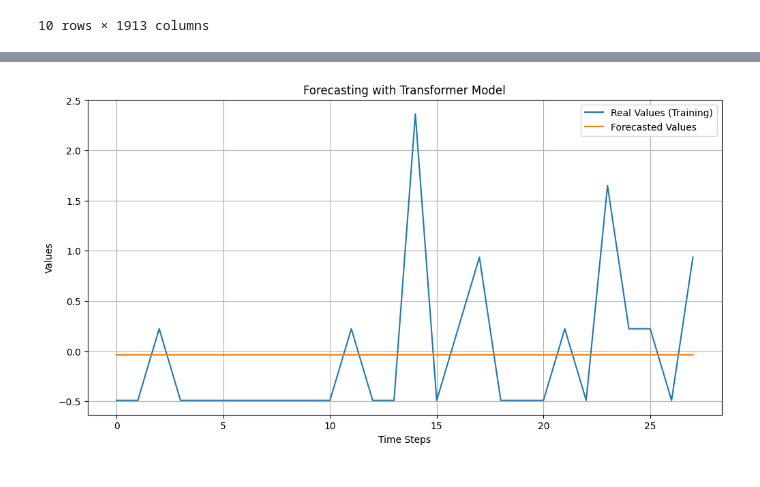
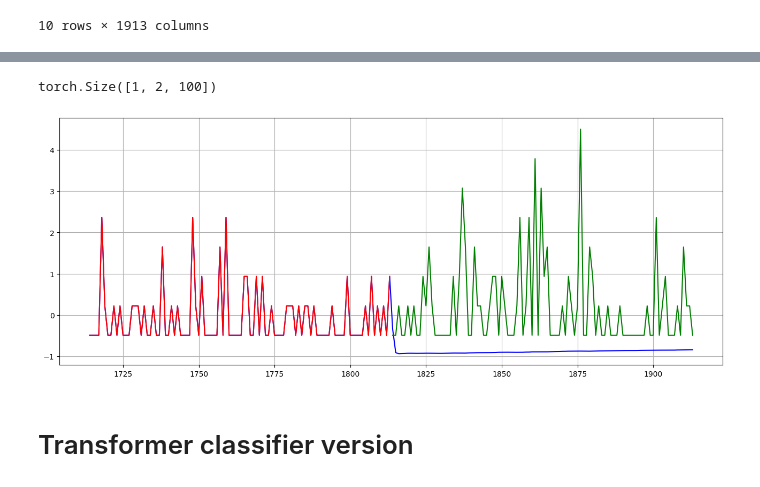
Before and after one commit to Legacy560/MTLSA25-Sales-Forecasting-Project, a Jupyter notebook: Cleaning and ARIMA/PHYS_664_Project_transformer.ipynb, the cells around one changed output, grey strips where cells are left out. Cells and saved outputs as stored; diff of their text form; code cells hidden in the pictures.

```diff
--- a/Cleaning and ARIMA/PHYS_664_Project_transformer.ipynb
+++ b/Cleaning and ARIMA/PHYS_664_Project_transformer.ipynb
@@ -601,25 +643,23 @@ def plot_and_loss(eval_model, data_source,epoch):
     return total_loss / data_source.shape[0]
 # %%
-def predict_future(eval_model, data_source,steps):
+def predict_future(eval_model, data_source, true_data, steps):
     eval_model.eval()
-    total_loss = 0.
-    test_result = torch.Tensor(0)
-    truth = torch.Tensor(0)
+
     data, _ = get_batch(data_source , 0 , 1)
+    true_data, _ = get_batch(true_data , 0 , 1)
     with torch.no_grad():
         for i in range(0, steps):
             output = eval_model(data[-input_window:])
-            # (seq-len , batch-size , features-num)
-            # input : [ m,m+1,...,m+n ] -> [m+1,...,m+n+1]
             data = torch.cat((data, output[-1:])) # [m,m+1,..., m+n+1]
 
     data = data.cpu().view(-1)
-
-    # I used this plot to visualize if the model pics up any long therm structure within the data.
-    plt.plot(data,color="red")
-    plt.plot(data[:input_window],color="blue")
+    true_data = true_data.cpu().view(-1)
+    data = data.cpu().view(-1)
+    plt.figure(figsize=(16, 6))
+    plt.plot(range(1914-input_window-steps,1914),data,color="blue", label = 'Forecast')
+    plt.plot(range(1914-input_window-steps, 1914-steps),data[:input_window],color="red", label = 'Training data')
+    plt.plot(range(1914-steps,1914),true_data[-steps:],color="green", label = 'True data')
     plt.grid(True, which='both')
-    plt.axhline(y=0, color='k')
     plt.show()
     plt.close()
 # %%
@@ -634,15 +674,3 @@ def evaluate(eval_model, data_source):
             output = eval_model(data)
             total_loss += len(data[0]) * criterion(output, targets).cpu().item()
     return total_loss / len(data_source)
-# %%
-torch.manual_seed(42)
-input_window = 28 # number of input steps
-output_window = 1 # number of prediction steps, in this model its fixed to one
-block_len = input_window + output_window # for one input-output pair
-batch_size = 10
-device = torch.device("cuda" if torch.cuda.is_available() else "cpu")
-data = wide_df.iloc[0]
-data = np.array(data)
-block_len = input_window + output_window
-train_data, val_data = get_data(data, standardization='standard')
-print(data.shape, train_data.shape, val_data.shape)
@@ -652,0 +685,4 @@ print(data.shape, train_data.shape, val_data.shape)
+# %%
+extracted_part = train_data[-len(val_data):]
+extracted_batch, extracted_target = get_batch(extracted_part, 0, 1)
+print(model(extracted_batch[-input_window:]).shape)
@@ -697,31 +714,0 @@ for epoch in range(1, epochs + 1):
-# %%
-# prompt: Use model to forecast for the next 28 days and then plot those forecasted values along with the real values stored in val_data.
-
-import numpy as np
-import matplotlib.pyplot as plt
-
-def forecast_and_plot(eval_model, data_source, steps):
-    eval_model.eval()
-    forecasted_values = []
-    data, _ = get_batch(data_source[:28], 0, 1)
-    with torch.no_grad():
-        for i in range(steps):
-            output = eval_model(data)
-            # data = torch.cat((data, output[-1:]))
-            forecasted_values.append(output[-1:].cpu().numpy()[0,0])  # Extract the forecasted value
-
-    # Plotting
-    plt.figure(figsize=(12, 6))
-    plt.plot(np.arange(len(data_source[0][0])), data_source[-1][-1].cpu().numpy(), label='Real Values (Training)')
-    plt.plot(np.arange(len(data_source[0][0])), forecasted_values, label='Forecasted Values')
-    plt.xlabel("Time Steps")
-    plt.ylabel("Values")
-    plt.title("Forecasting with Transformer Model")
-    plt.legend()
-    plt.grid(True)
-    plt.show()
-
-
-forecast_and_plot(model, val_data, 28)
-# %% [output]
-[figure, removed]
@@ -727,0 +727,10 @@ forecast_and_plot(model, val_data, 28)
+# %%
+val_data.shape
+# %% [output]
+torch.Size([1, 2, 100])
+# %%
+predict_future(model, extracted_part, val_data, input_window)
+# %% [output]
+[figure, added]
+# %% [markdown]
+# Transformer classifier version
```
Also changed, not shown: parts of 25 cells of this notebook.
